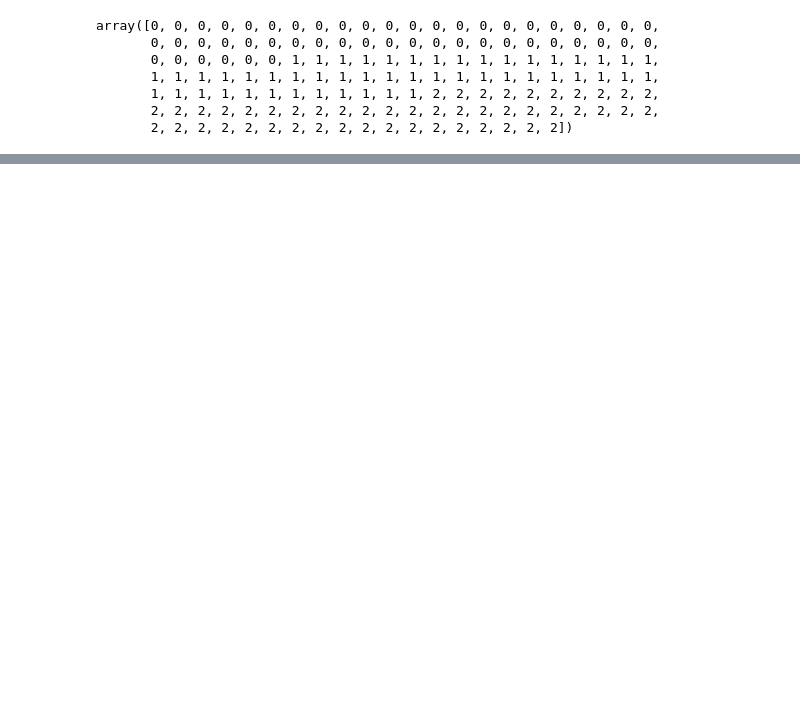
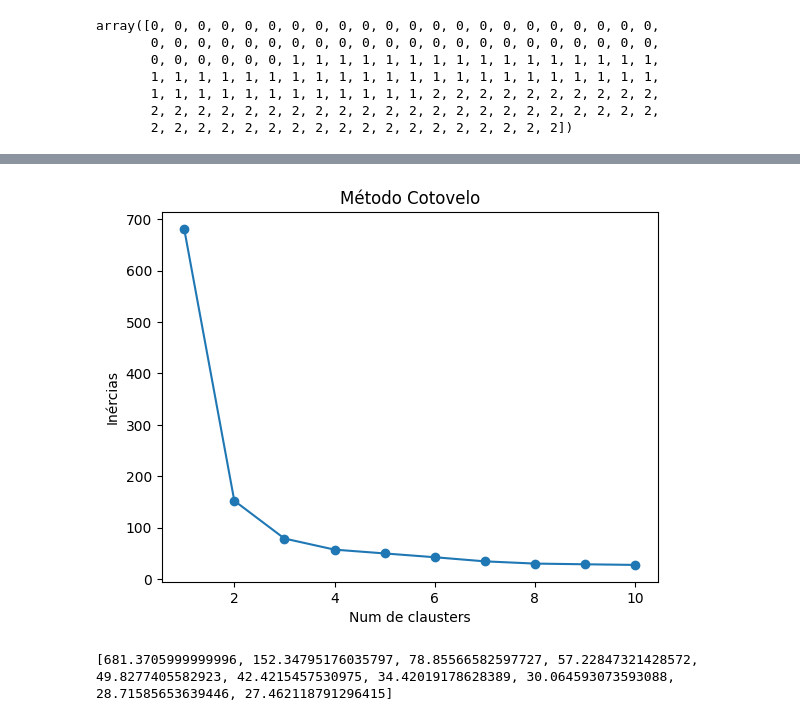
Before and after one commit to Geovana2302/IA-Generativas-Aplicada-a-Programacao-ChatGPT, a Jupyter notebook: K_MEANS_IRIS_Aula_21_02.ipynb, the cells around one changed output, grey strips where cells are left out. Drawn from its saved outputs; the diff is of its cells as text; code cells hidden in the pictures; blank space fills up the shorter version.

```diff
--- a/K_MEANS_IRIS_Aula_21_02.ipynb
+++ b/K_MEANS_IRIS_Aula_21_02.ipynb
@@ -134,0 +186,21 @@ sb.pairplot(df, hue='Species')
+# %%
+# ENCONTRAR O MELHOR K, O MELHORA AGRUPAMENTO
+import matplotlib.pyplot as plt
+from sklearn.cluster import KMeans
+
+inercias = []
+
+for k in range(1, 11):
+  kmeans = KMeans(n_clusters=k, random_state=0)
+  kmeans.fit(X)
+  inercias.append(kmeans.inertia_)
+
+plt.plot(range(1, 11), inercias, marker='o')
+plt.xlabel('Num de clausters')
+plt.ylabel('Inércias')
+plt.title('Método Cotovelo')
+plt.show()
+print (inercias)
+# %% [output]
+[figure, added]
+[681.3705999999996, 152.34795176035797, 78.85566582597727, 57.22847321428572, 49.8277405582923, 42.4215457530975, 34.42019178628389, 30.064593073593088, 28.71585653639446, 27.462118791296415]
```
Also changed, not shown: parts of 20 cells of this notebook.
